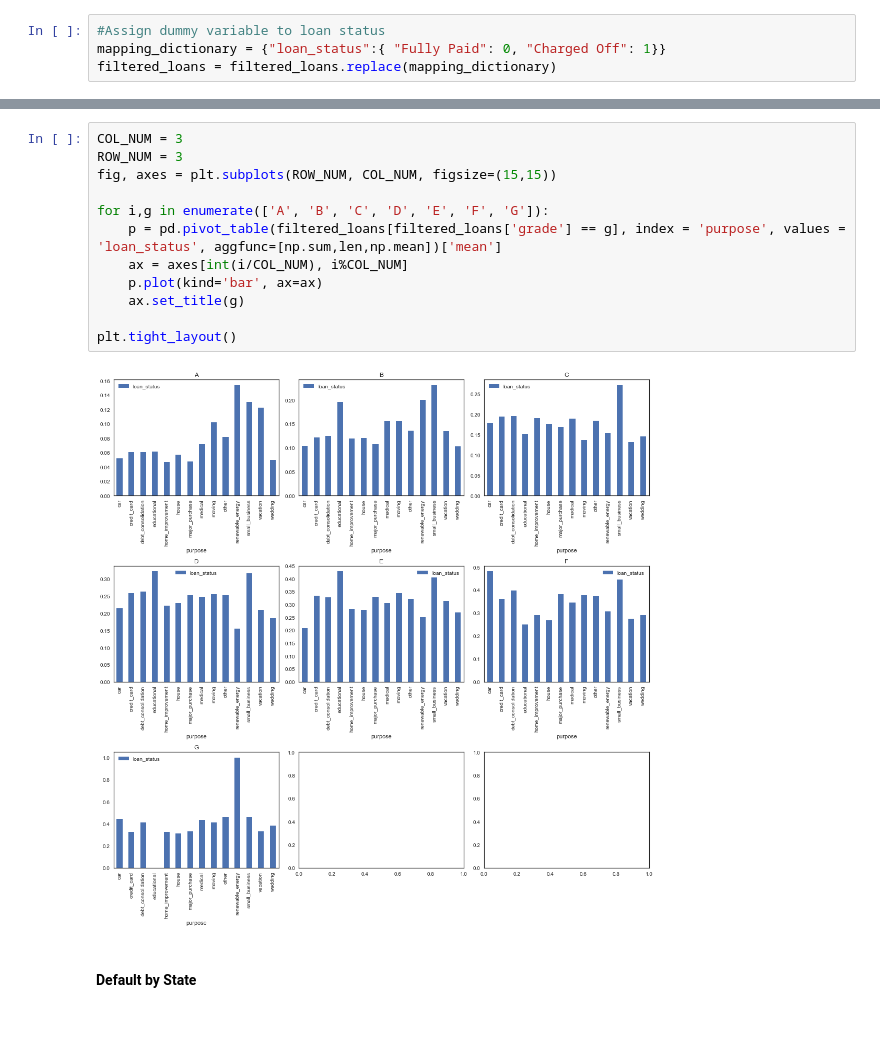
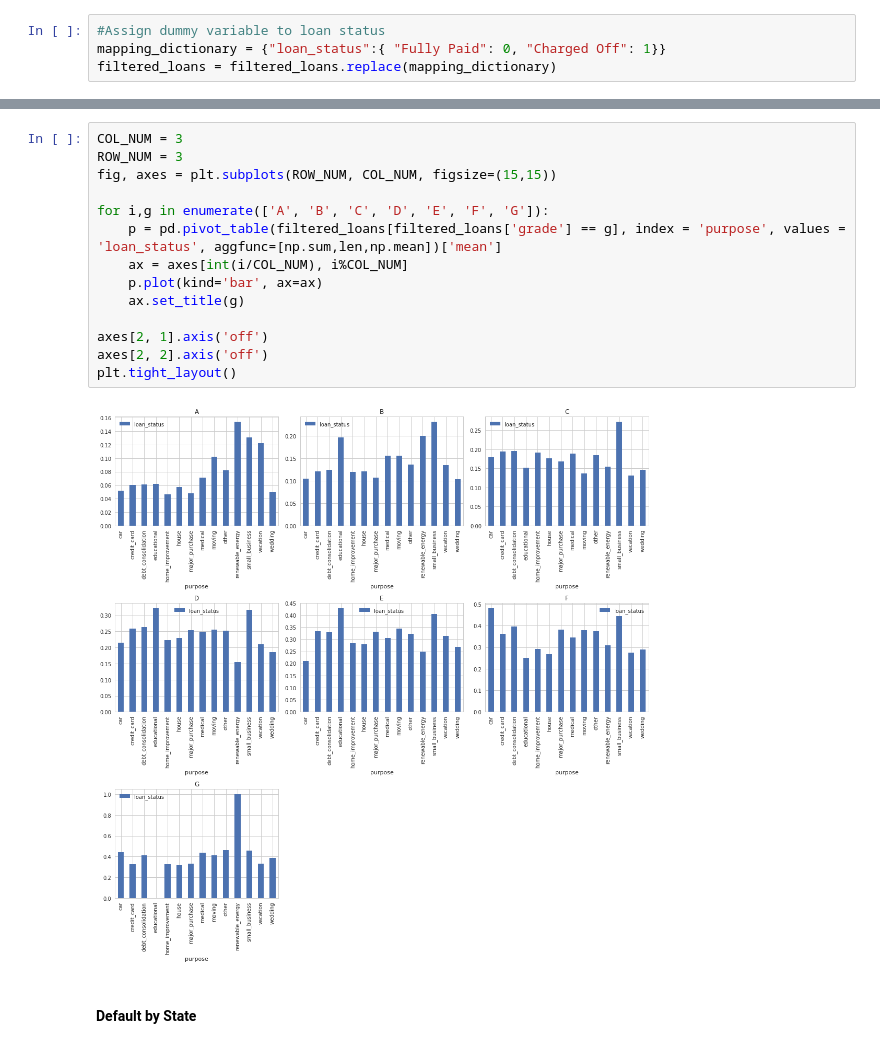
Before and after one commit to liuslouis/LC_data, a Jupyter notebook: introduction+graphs_update3.ipynb, the cells around one changed output, grey strips where cells are left out. Cells and saved outputs as stored; diff of their text form.

```diff
--- a/introduction+graphs_update3.ipynb
+++ b/introduction+graphs_update3.ipynb
@@ -428,17 +429,19 @@ purpose_
 # %%
 COL_NUM = 3
 ROW_NUM = 3
 fig, axes = plt.subplots(ROW_NUM, COL_NUM, figsize=(15,15))
 
 for i,g in enumerate(['A', 'B', 'C', 'D', 'E', 'F', 'G']):
     p = pd.pivot_table(filtered_loans[filtered_loans['grade'] == g], index = 'purpose', values = 'loan_status', aggfunc=[np.sum,len,np.mean])['mean']
     ax = axes[int(i/COL_NUM), i%COL_NUM]
     p.plot(kind='bar', ax=ax)
     ax.set_title(g)
 
+axes[2, 1].axis('off')
+axes[2, 2].axis('off')
 plt.tight_layout()
 # %% [output]
-[figure, old version]
+[figure, new version]
 # %% [markdown]
 <h4>Default by State</h4>
 # %%
```
Also changed, not shown: parts of 18 cells of this notebook, 10 other files.
